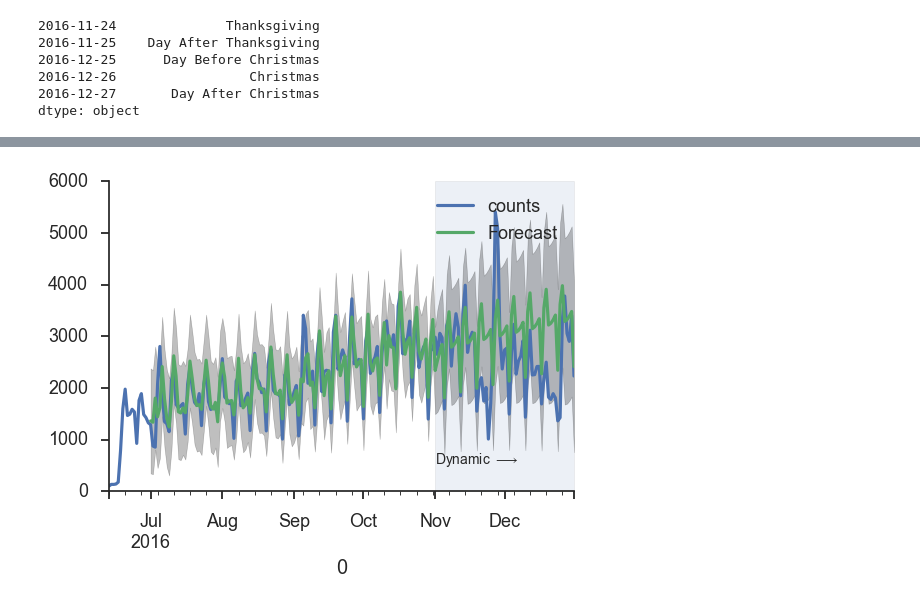
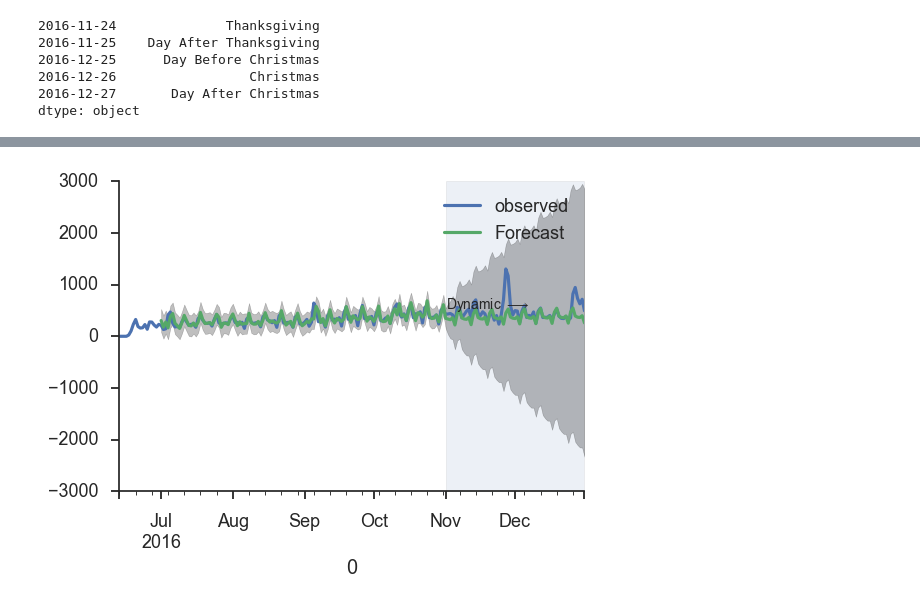
Before and after one commit to jessepisel/random_projects, a Jupyter notebook: PHX timeseries.ipynb, the cells around one changed output, grey strips where cells are left out. Drawn from its saved outputs; the diff is of its cells as text; code cells hidden in the pictures.

```diff
--- a/PHX timeseries.ipynb
+++ b/PHX timeseries.ipynb
@@ -97,5 +103,5 @@ ARIMA(1, 1, 1)x(1, 1, 1, 7)12 - AIC:2785.082427954088
 # %%
-mod = sm.tsa.statespace.SARIMAX(new, order=(1,1,1), seasonal_order=(0,1,1,7),
+mod = sm.tsa.statespace.SARIMAX(new['lyft'], order=(1,1,1), seasonal_order=(0,1,1,7),
                                 enforce_stationarity=False, enforce_invertibility=False)
 # %%
 results = mod.fit()
@@ -199,17 +201,17 @@ metrics.mean_absolute_error(y_truth.iloc[dazed], y_forecasted.iloc[dazed])
 pred_dy = results.get_prediction(start='2016-07-01', dynamic=forecast_start)
 pred_dy_ci = pred_dy.conf_int()
 # %%
-ax = new.plot(label='observed')
+ax = new['lyft'].plot(label='observed')
 pred_dy.predicted_mean.plot(ax=ax, label='Forecast')
 ax.fill_between(pred_dy_ci.index,
                 pred_dy_ci.iloc[:, 0],
                 pred_dy_ci.iloc[:, 1], color='k', alpha=.25)
 
 ax.fill_betweenx(ax.get_ylim(), pd.Timestamp(forecast_start), new.index[-1],
                  alpha=.1, zorder=-1)
 ax.annotate('Dynamic $\\longrightarrow$', (pd.Timestamp(forecast_start), 550))
 
 plt.legend()
 sns.despine()
 # %% [output]
-[figure, old version]
+[figure, new version]
```
Also changed, not shown: parts of 12 cells of this notebook.
